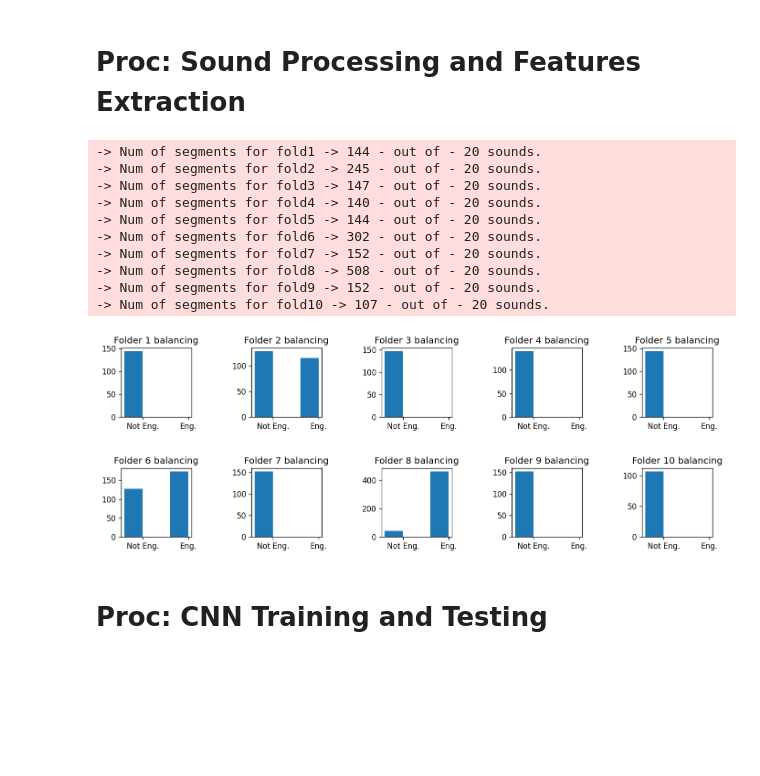
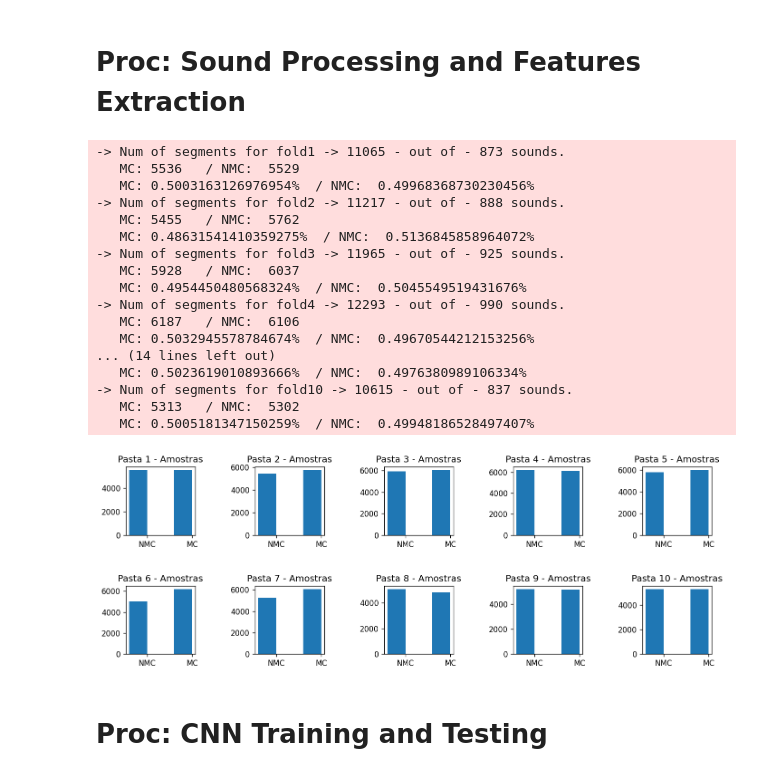
Before and after one commit to matsozza/Python_ML_CombustionEnginesRecog_MBA, a Jupyter notebook: Convolutional Neural Network.ipynb, the cells around one changed output. Cells and saved outputs as stored; diff of their text form; code cells hidden in the pictures; blank space fills up the shorter version.

```diff
--- a/Convolutional Neural Network.ipynb
+++ b/Convolutional Neural Network.ipynb
@@ -28,8 +28,8 @@ from IPython.display import Audio
 # Defs: Global Configuration variables
 # %%
 # Debug and test variables
-REDUCED_MODE = 1 # Do not process all the sound in the dataset (for faster execution during script development)
-REDUCED_MODE_SOUNDNUM = 20 # Number of dataset sounds per folder to process in the reduced-mode.
+REDUCED_MODE = 0 # Do not process all the sound in the dataset (for faster execution during script development)
+REDUCED_MODE_SOUNDNUM = 0 # Number of dataset sounds per folder to process in the reduced-mode.
 
 # sound processing variables
 SOUND_SR = 44100  # sound sampling in Hertz
@@ -44,11 +44,11 @@ SOUNDSEG_OVERSAMPLING = 4  # how many times to increase the engine category samp
 SOUNDSEG_CLASS2OVERSAMPLE = 5  # Oversample the engine class (num. 5)
 
 # Preprocessing
-PREPROC_SKIP = 1  # Skip preprocessing files and use previosuly saved '.npz'
+PREPROC_SKIP = 0  # Skip preprocessing files and use previosuly saved '.npz'
 
 # CNN Processing
-CNN_EPOCHS = 2 #20
-CNN_LEAKYRELU = 1
+CNN_EPOCHS = 20
+CNN_LEAKYRELU = 0
 CNN_BATCHSIZE = 32
 CNN_KERNELSIZE = (3,3)
 CNN_POOLSIZE = (2,2)
@@ -245,37 +244,47 @@ def CNN_modelDefinition(useLeakyRelu=0):
 # %%
 # Pre-process and extract feature from the data
 if PREPROC_SKIP == 0:
     fig, axes = plt.subplots(2, 5, dpi=120);
     axes = axes.ravel();
     fig.set_figheight(10*0.5); fig.set_figwidth(25*0.5); fig.tight_layout(pad=4.5);
 
     # Loop through all sound folders
     idxFold = 0
     for soundSubPath in soundsSubPaths:
         # Extract files from folder and save externally for reuse
         segSounds_AA, features_AM, classes_A = extractSoundFeature(soundsPath, soundSubPath)
         np.savez("{0}{1}".format(preProcPath, soundSubPath), segSounds = segSounds_AA, features=features_AM, classes=classes_A);
         # Plot histogram of data balancing per folder
-        axes[idxFold].set_title('Folder ' + str(idxFold+1) + ' balancing')
+        axes[idxFold].set_title('Pasta ' + str(idxFold+1) + ' - Amostras')
         tmpData = np.asarray(classes_A)
-        tmpData = [np.count_nonzero(tmpData == 0),
-                   np.count_nonzero(tmpData == 1)]
-        axes[idxFold].bar(['Not Eng.', 'Eng.'], tmpData,
+        tmpData = [np.count_nonzero(tmpData == 0), np.count_nonzero(tmpData == 1)]
+        procLog.log(msg = '   MC: '+ str(tmpData[0])  +'   / NMC:  ' + str(tmpData[1]), level=20);
+        procLog.log(msg = '   MC: '+ str(tmpData[0]/ (tmpData[0] + tmpData[1]))  +
+        '%  / NMC:  ' + str(tmpData[1]/ (tmpData[0] + tmpData[1])) + '%', level=20);
+
+        axes[idxFold].bar(['NMC', 'MC'], tmpData,
                           align='edge', width=-0.4, label="Train")
         idxFold += 1
     fig.savefig(fname = logPath + '1_foldersProcessing.jpg' );
 # %% [output]
--> Num of segments for fold1 -> 144 - out of - 20 sounds.
--> Num of segments for fold2 -> 245 - out of - 20 sounds.
--> Num of segments for fold3 -> 147 - out of - 20 sounds.
--> Num of segments for fold4 -> 140 - out of - 20 sounds.
--> Num of segments for fold5 -> 144 - out of - 20 sounds.
--> Num of segments for fold6 -> 302 - out of - 20 sounds.
--> Num of segments for fold7 -> 152 - out of - 20 sounds.
--> Num of segments for fold8 -> 508 - out of - 20 sounds.
--> Num of segments for fold9 -> 152 - out of - 20 sounds.
--> Num of segments for fold10 -> 107 - out of - 20 sounds.
+-> Num of segments for fold1 -> 11065 - out of - 873 sounds.
+   MC: 5536   / NMC:  5529
+   MC: 0.5003163126976954%  / NMC:  0.49968368730230456%
+-> Num of segments for fold2 -> 11217 - out of - 888 sounds.
+   MC: 5455   / NMC:  5762
+   MC: 0.48631541410359275%  / NMC:  0.5136845858964072%
+-> Num of segments for fold3 -> 11965 - out of - 925 sounds.
+   MC: 5928   / NMC:  6037
+   MC: 0.4954450480568324%  / NMC:  0.5045549519431676%
+-> Num of segments for fold4 -> 12293 - out of - 990 sounds.
+   MC: 6187   / NMC:  6106
+   MC: 0.5032945578784674%  / NMC:  0.49670544212153256%
+... (14 lines left out)
+   MC: 0.5023619010893666%  / NMC:  0.4976380989106334%
+-> Num of segments for fold10 -> 10615 - out of - 837 sounds.
+   MC: 5313   / NMC:  5302
+   MC: 0.5005181347150259%  / NMC:  0.49948186528497407%
-[figure, old version]
+[figure, new version]
 # %% [markdown]
 # Proc:  CNN Training and Testing
 # %%
```
Also changed, not shown: parts of 11 cells of this notebook, 2 other files.
